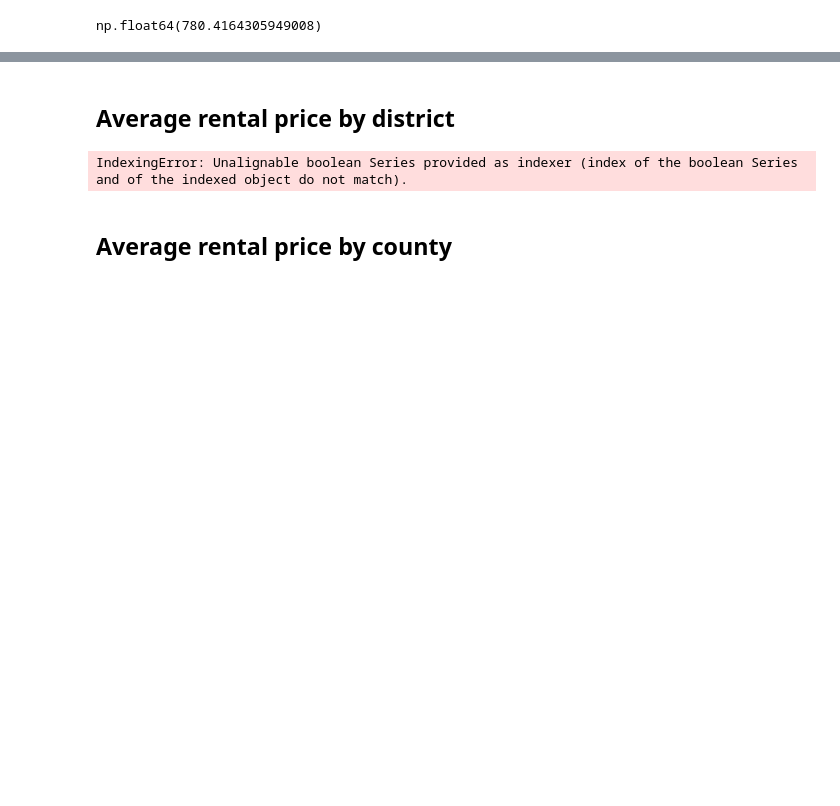
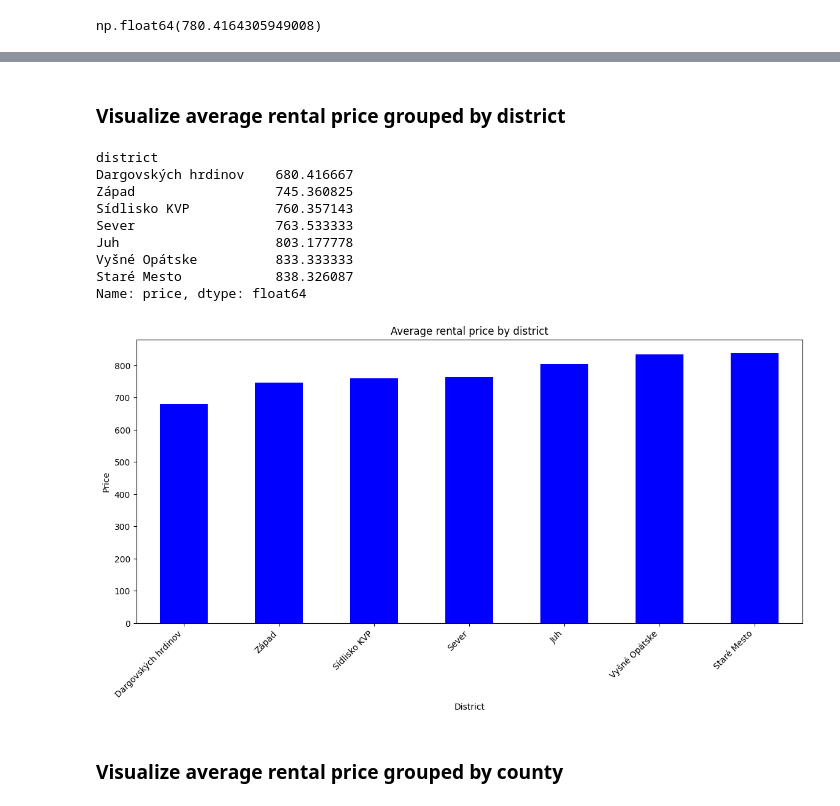
Before and after one commit to ihky1/kosice-housing-price-predictor, a Jupyter notebook: notebooks/01_eda.ipynb, the cells around one changed output, grey strips where cells are left out. Saved outputs shown, nothing was run; the diff lists cells and outputs as text; code cells hidden in the pictures; blank space fills up the shorter version.

```diff
--- a/notebooks/01_eda.ipynb
+++ b/notebooks/01_eda.ipynb
@@ -81,20 +81,30 @@ Name: price, dtype: float64
-# %% [markdown]
-## Average rental price by district
+# %% [markdown]
+### Visualize average rental price grouped by district
 # %%
-
-
-average_price_by_district = df.groupby("district")["price"].mean().sort_values()
+district_counts = df["district"].value_counts()
+valid_districts = district_counts[district_counts > 10].index
+df_districts_filtered = df[df["district"].isin(valid_districts)]
+average_price_by_district = df_districts_filtered.groupby("district")["price"].mean().sort_values()
 display(average_price_by_district)
 
 plt.figure(figsize=(14, 6))
 average_price_by_district.plot(kind='bar', color='blue')
 plt.title("Average rental price by district")
 plt.xlabel("District")
 plt.ylabel("Price")
 plt.xticks(rotation=45, ha="right")
 plt.show()
 # %% [output]
-IndexingError: Unalignable boolean Series provided as indexer (index of the boolean Series and of the indexed object do not match).
+district
+Dargovských hrdinov    680.416667
+Západ                  745.360825
+Sídlisko KVP           760.357143
+Sever                  763.533333
+Juh                    803.177778
+Vyšné Opátske          833.333333
+Staré Mesto            838.326087
+Name: price, dtype: float64
+[figure, added]
-# %% [markdown]
-## Average rental price by county
+# %% [markdown]
+### Visualize average rental price grouped by county
 # %%
```
Also changed, not shown: parts of 13 cells of this notebook.
